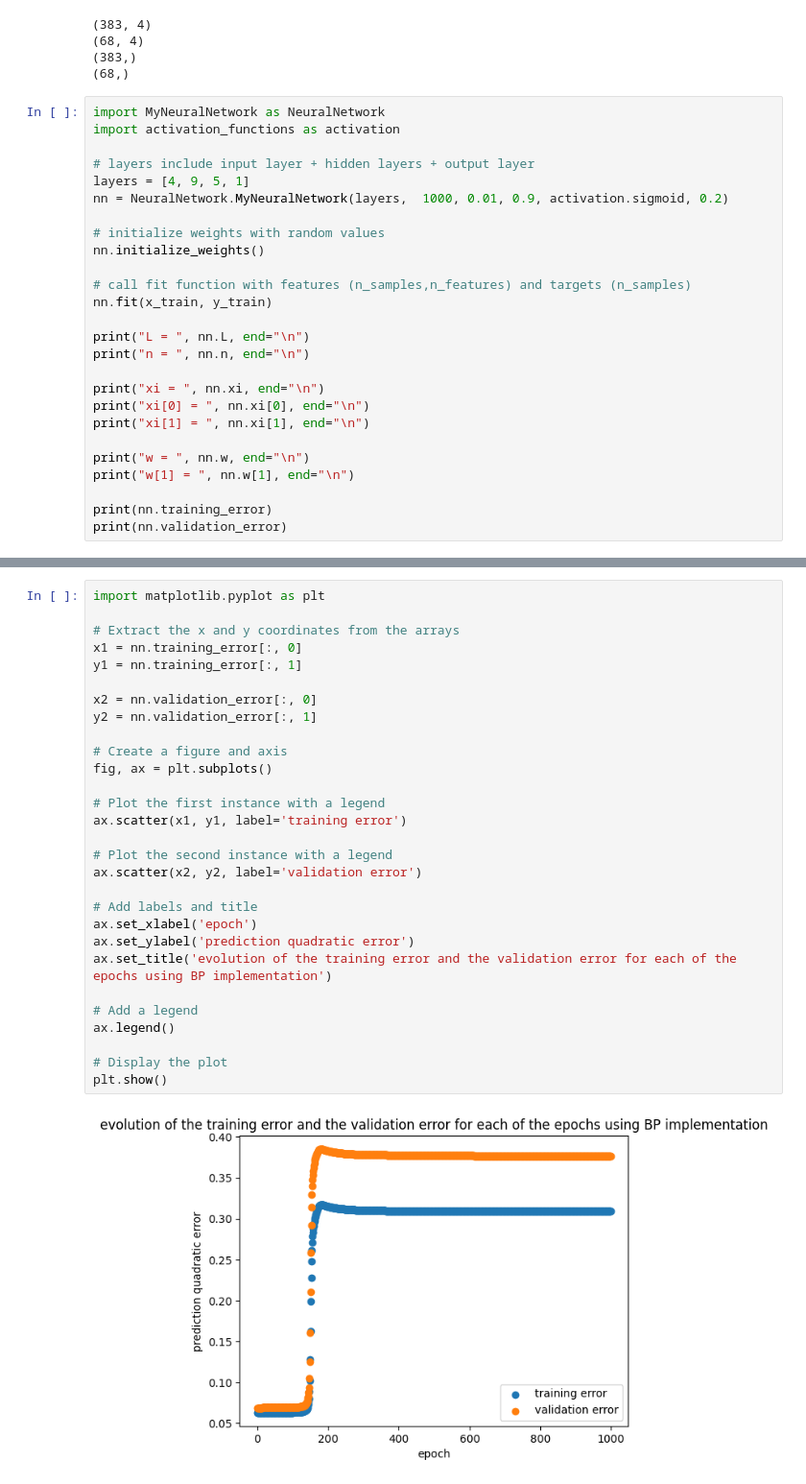
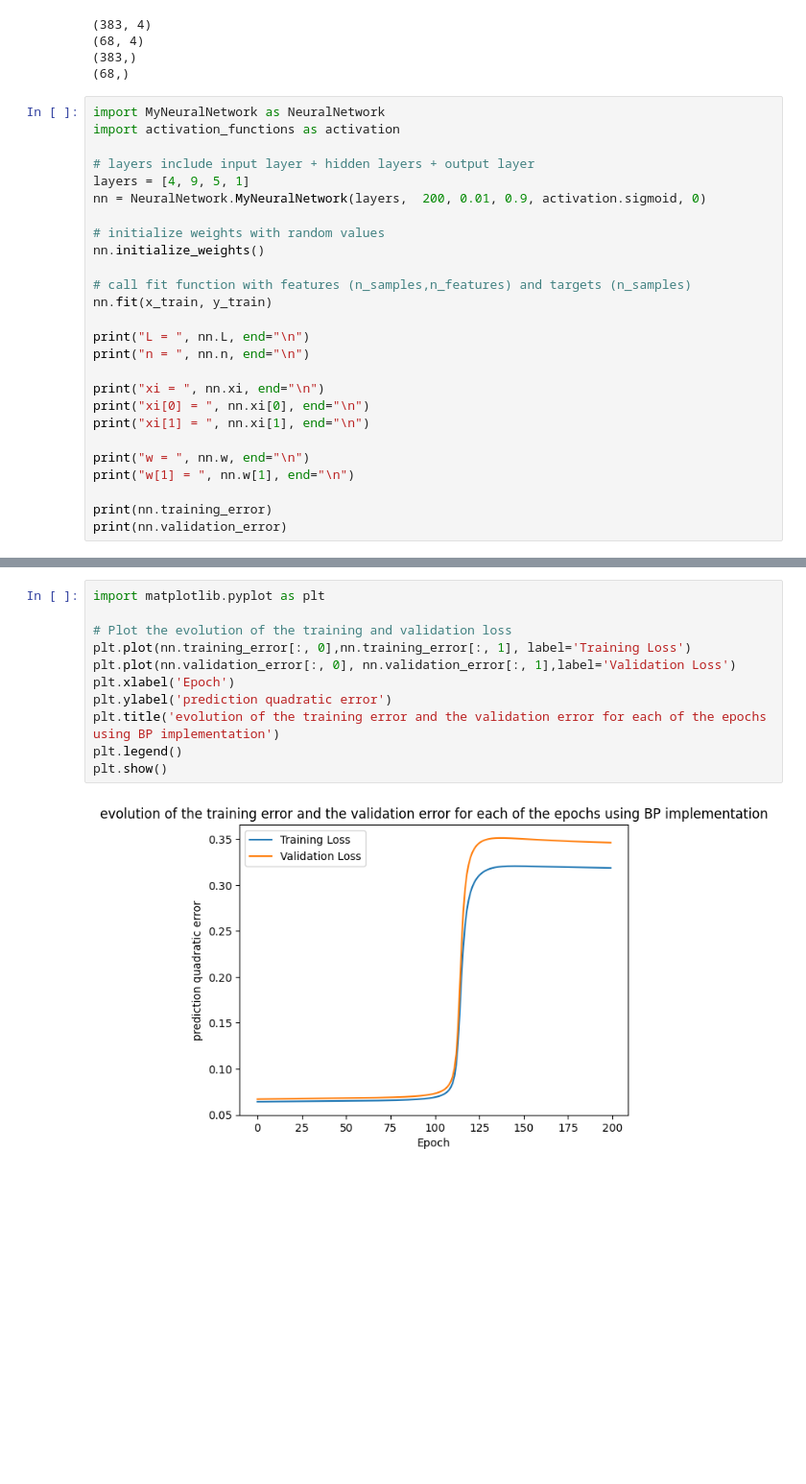
Before and after one commit to YoussefEzz/Prediction-BP-and-LR, a Jupyter notebook: BP.ipynb, the cells around one changed output, grey strips where cells are left out. Shown at 96% size. Drawn from its saved outputs; the diff is of its cells as text; blank space fills up the shorter version.

```diff
--- a/BP.ipynb
+++ b/BP.ipynb
@@ -74,7 +74,7 @@ import activation_functions as activation
 
 # layers include input layer + hidden layers + output layer
 layers = [4, 9, 5, 1]
-nn = NeuralNetwork.MyNeuralNetwork(layers,  1000, 0.01, 0.9, activation.sigmoid, 0.2)
+nn = NeuralNetwork.MyNeuralNetwork(layers,  200, 0.01, 0.9, activation.sigmoid, 0)
 
 # initialize weights with random values
 nn.initialize_weights()
@@ -115,31 +115,13 @@ w =  [array([[0.1716824]]), array([[16.23799002, 15.78424509, 15.62891213,  8.88
 # %%
 import matplotlib.pyplot as plt
 
-# Extract the x and y coordinates from the arrays
-x1 = nn.training_error[:, 0]
-y1 = nn.training_error[:, 1]
-
-x2 = nn.validation_error[:, 0]
-y2 = nn.validation_error[:, 1]
-
-# Create a figure and axis
-fig, ax = plt.subplots()
-
-# Plot the first instance with a legend
-ax.scatter(x1, y1, label='training error')
-
-# Plot the second instance with a legend
-ax.scatter(x2, y2, label='validation error')
-
-# Add labels and title
-ax.set_xlabel('epoch')
-ax.set_ylabel('prediction quadratic error')
-ax.set_title('evolution of the training error and the validation error for each of the epochs using BP implementation')
-
-# Add a legend
-ax.legend()
-
-# Display the plot
+# Plot the evolution of the training and validation loss
+plt.plot(nn.training_error[:, 0],nn.training_error[:, 1], label='Training Loss')
+plt.plot(nn.validation_error[:, 0], nn.validation_error[:, 1],label='Validation Loss')
+plt.xlabel('Epoch')
+plt.ylabel('prediction quadratic error')
+plt.title('evolution of the training error and the validation error for each of the epochs using BP implementation')
+plt.legend()
 plt.show()
 # %% [output]
-[figure, old version]
+[figure, new version]
```
Also changed, not shown: parts of 3 cells of this notebook, 3 other files.
